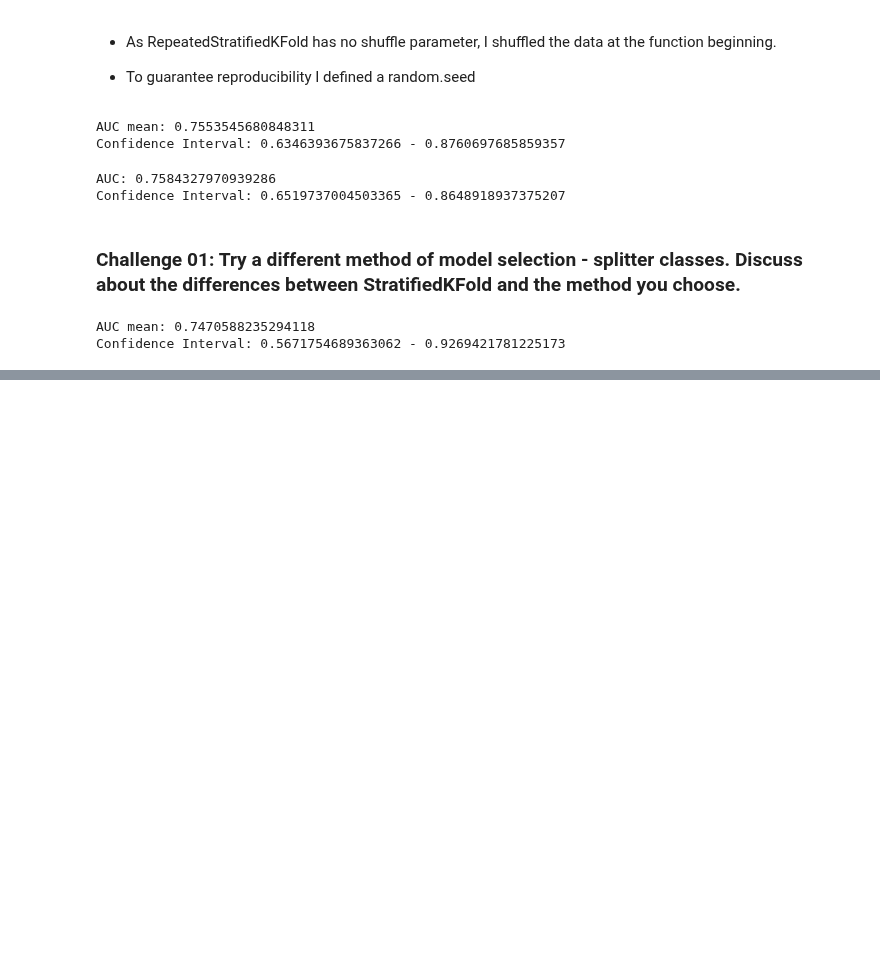
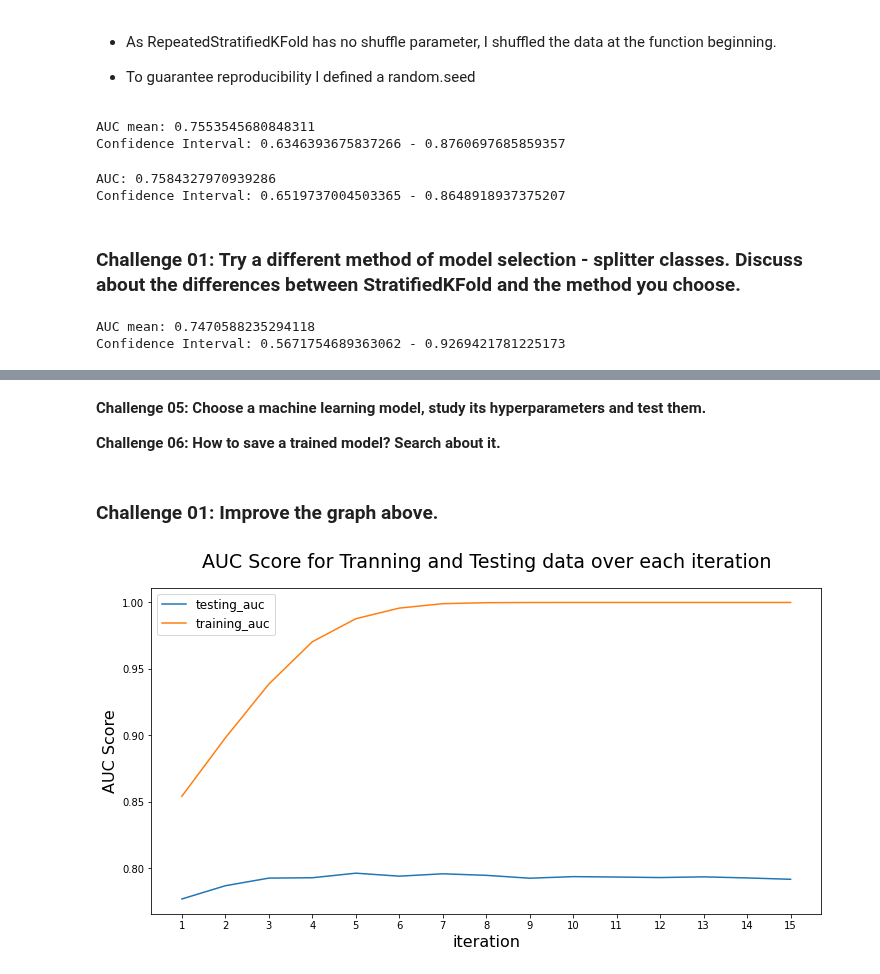
Before and after one commit to gabrielatrindade/alura-bootcamp, a Jupyter notebook: module6/lessons/kaggle_sirio_libanes_2.ipynb, the cells around one changed output, grey strips where cells are left out. Saved outputs shown, nothing was run; the diff lists cells and outputs as text; code cells hidden in the pictures; blank space fills up the shorter version.

Commit message:
module6:
lesson 05: done
challenges lesson 05: done

```diff
--- a/module6/lessons/kaggle_sirio_libanes_2.ipynb
+++ b/module6/lessons/kaggle_sirio_libanes_2.ipynb
@@ -917,0 +1101,22 @@ Confidence Interval: 0.5671754689363062 - 0.9269421781225173
+# %% [markdown]
+**Challenge 05: Choose a machine learning model, study its hyperparameters and test them.**
+
+**Challenge 06: How to save a trained model? Search about it.**
+# %% [markdown]
+### Challenge 01: Improve the graph above.
+# %%
+x = range(1,16)
+
+plt.figure(figsize=(12,6))
+
+plt.plot(x, testing_auc_list, label='testing_auc')
+plt.plot(x, training_auc_list, label='training_auc')
+plt.legend(fontsize=12)
+
+plt.xticks(range(1,16))
+plt.ylabel("AUC Score", fontsize=16)
+plt.xlabel('iteration',fontsize=16)
+plt.title("AUC Score for Tranning and Testing data over each iteration",
+          fontsize=19, pad=20);
+# %% [output]
+[figure, added]
```
Also changed, not shown: parts of 48 cells of this notebook.
